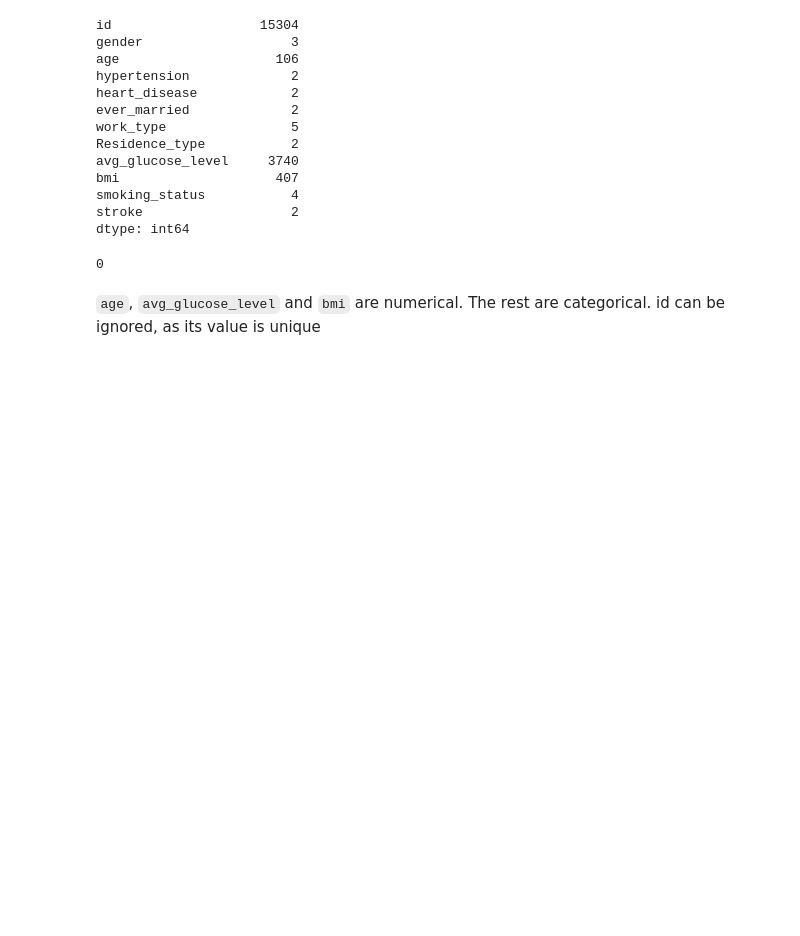
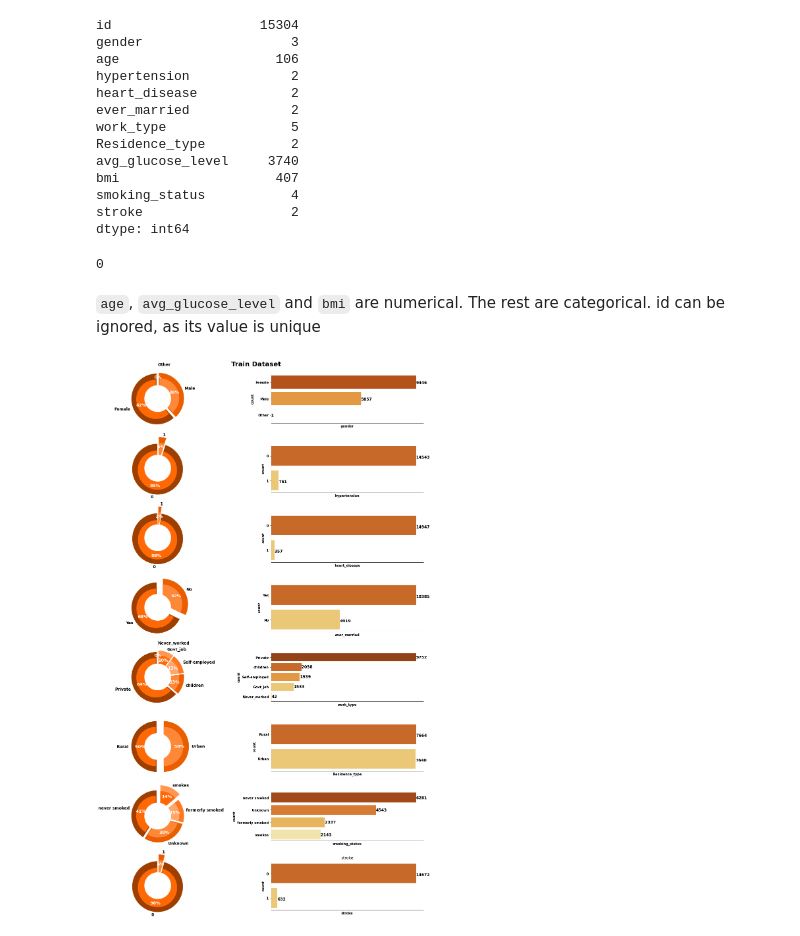
Before and after one commit to emepetres/kaggle-ps-s3e2, a Jupyter notebook: notebooks/eda.ipynb, the cells around one changed output. Cells and saved outputs as stored; diff of their text form; code cells hidden in the pictures; blank space fills up the shorter version.

Commit message:
improved eda with plots and relations

```diff
--- a/notebooks/eda.ipynb
+++ b/notebooks/eda.ipynb
@@ -91,3 +88,14 @@ len(df[df.duplicated()])
 0
 # %% [markdown]
 `age`, `avg_glucose_level` and `bmi` are numerical. The rest are categorical. id can be ignored, as its value is unique
+# %%
+ord_features = ["age", "avg_glucose_level", "bmi"]
+# %%
+features = [f for f in df.columns if f not in (config.TARGET, "id")]
+cat_features = [f for f in features if f not in ord_features]
+# %%
+cat_and_target_features = cat_features.copy()
+cat_and_target_features.append(config.TARGET)
+plot_count(df, cat_and_target_features)
+# %% [output]
+[figure, added]
```
Also changed, not shown: parts of 14 cells of this notebook, 2 other files.
